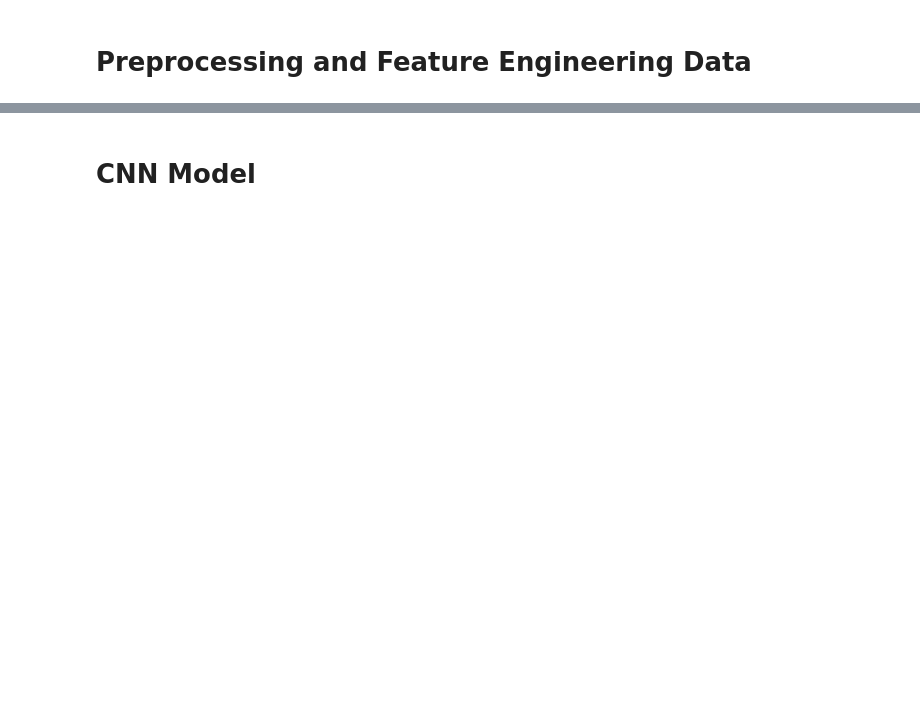
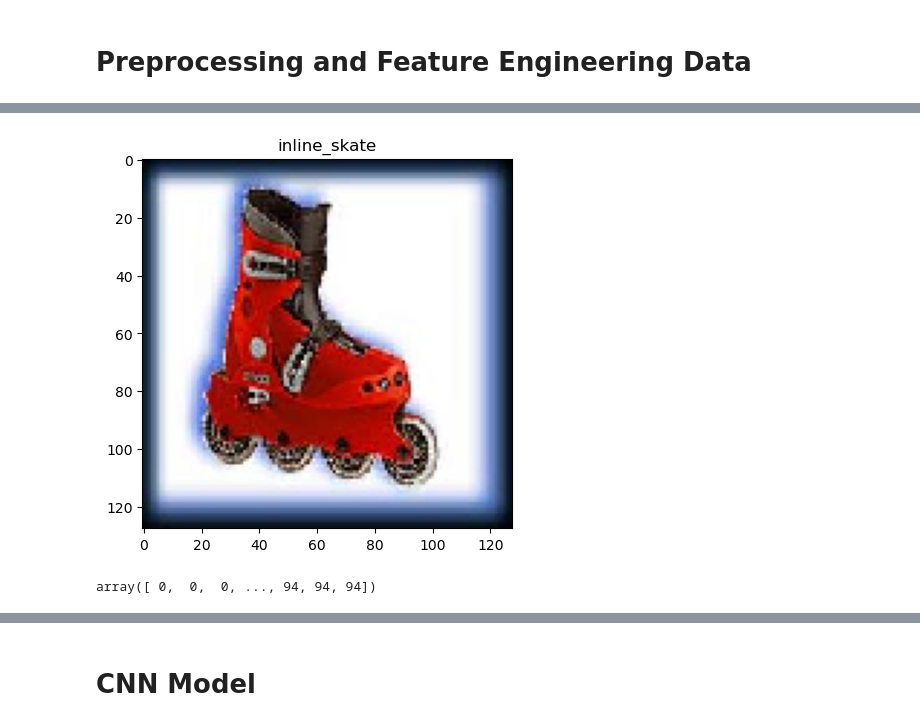
Before and after one commit to MrLFW/deeplearningcw, a Jupyter notebook: CNN laptop version fix overfitting.ipynb, the cells around one changed output, grey strips where cells are left out. Saved outputs shown, nothing was run; the diff lists cells and outputs as text; code cells hidden in the pictures; blank space fills up the shorter version.

```diff
--- a/CNN laptop version fix overfitting.ipynb
+++ b/CNN laptop version fix overfitting.ipynb
@@ -79,3 +45,16 @@ y_test shape: (1736,)
+# %%
+# show a random image
+show_images = images / 255.0
+index = random.randint(0, len(show_images))
+plt.imshow(show_images[index])
+plt.title(class_names[labels[index]])
+plt.show()
+# %% [output]
+[figure, added]
+# %%
+labels
+# %% [output]
+array([ 0,  0,  0, ..., 94, 94, 94])
 # %%
 images[0]
 # %% [output]
```
Also changed, not shown: parts of 39 cells of this notebook, 2 other files.
